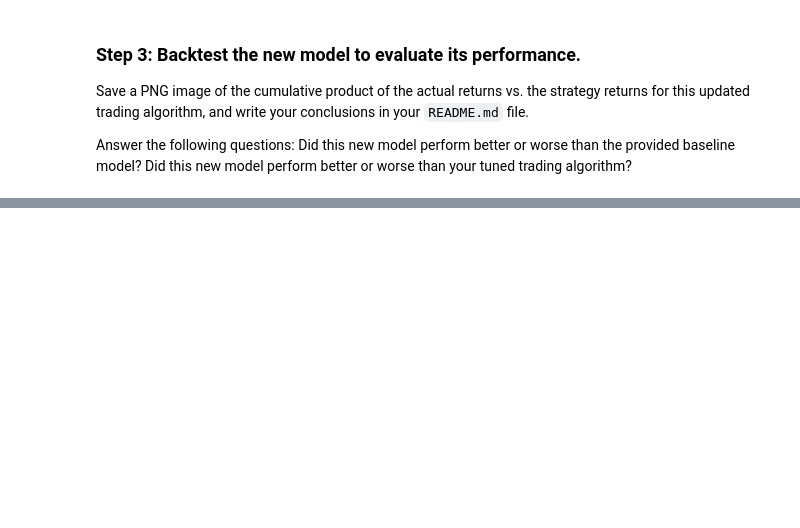
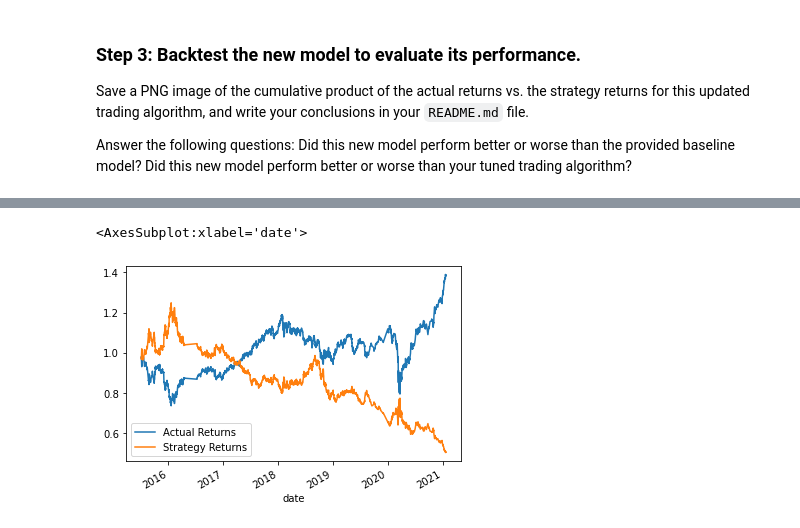
Before and after one commit to anythingelse-sf/AlgorithmicTrading, a Jupyter notebook: machine_learning_trading_bot.ipynb, the cells around one changed output, grey strips where cells are left out. Saved outputs shown, nothing was run; the diff lists cells and outputs as text; code cells hidden in the pictures; blank space fills up the shorter version.

```diff
--- a/machine_learning_trading_bot.ipynb
+++ b/machine_learning_trading_bot.ipynb
@@ -406,18 +422,18 @@ In this section, you’ll use the original parameters that the starter code prov
 ### Step 1:  Import a new classifier, such as `AdaBoost`, `DecisionTreeClassifier`, or `LogisticRegression`. (For the full list of classifiers, refer to the [Supervised learning page](https://scikit-learn.org/stable/supervised_learning.html) in the scikit-learn documentation.)
 # %%
 # Import a new classifier from SKLearn
-# YOUR CODE HERE
+from sklearn.tree import DecisionTreeClassifier
 
 # Initiate the model instance
-# YOUR CODE HERE
+DTC = DecisionTreeClassifier()
 # %% [markdown]
 ### Step 2: Using the original training data as the baseline model, fit another model with the new classifier.
 # %%
 # Fit the model using the training data
-model = # YOUR CODE HERE
+model = DTC.fit(X_train_scaled, y_train)
 
 # Use the testing dataset to generate the predictions for the new model
-pred = # YOUR CODE HERE
+pred = model.predict(X_test_scaled)
 
 # Review the model's predicted values
-# YOUR CODE HERE
+pred[:10]
@@ -439,16 +466,17 @@ Did this new model perform better or worse than your tuned trading algorithm?
 # Create a new empty predictions DataFrame.
 
 # Create a predictions DataFrame
-# YOUR CODE HERE
+DTC_predictions_df = pd.DataFrame(index=X_test.index)
 
-# Add the SVM model predictions to the DataFrame
-# YOUR CODE HERE
+# Add the Smodel predictions to the DataFrame
+DTC_predictions_df['Predicted'] = pred
 
 # Add the actual returns to the DataFrame
-# YOUR CODE HERE
+DTC_predictions_df['Actual Returns'] = signals_df['Actual Returns']
 
 # Add the strategy returns to the DataFrame
-# YOUR CODE HERE
+DTC_predictions_df['Strategy Returns'] = (DTC_predictions_df["Actual Returns"] * DTC_predictions_df["Predicted"])
 
 # Review the DataFrame
-# YOUR CODE HERE
+display(DTC_predictions_df.head())
+display(DTC_predictions_df.tail())
@@ -455,3 +498,6 @@ Did this new model perform better or worse than your tuned trading algorithm?
 # %%
 # Plot the actual returns versus the strategy returns
-# YOUR CODE HERE
+(1 + DTC_predictions_df[["Actual Returns", "Strategy Returns"]]).cumprod().plot()
+# %% [output]
+<AxesSubplot:xlabel='date'>
+[figure, added]
```
Also changed, not shown: parts of 7 cells of this notebook.
